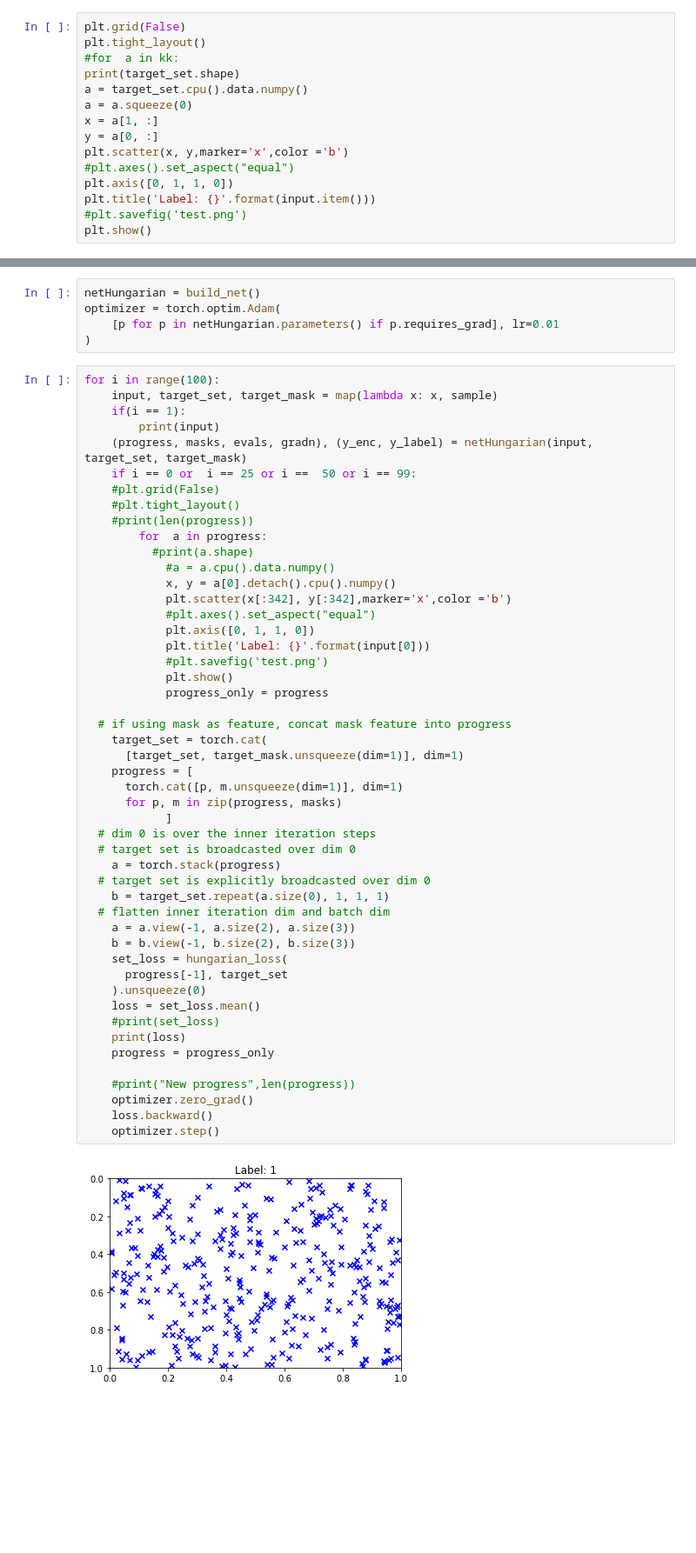
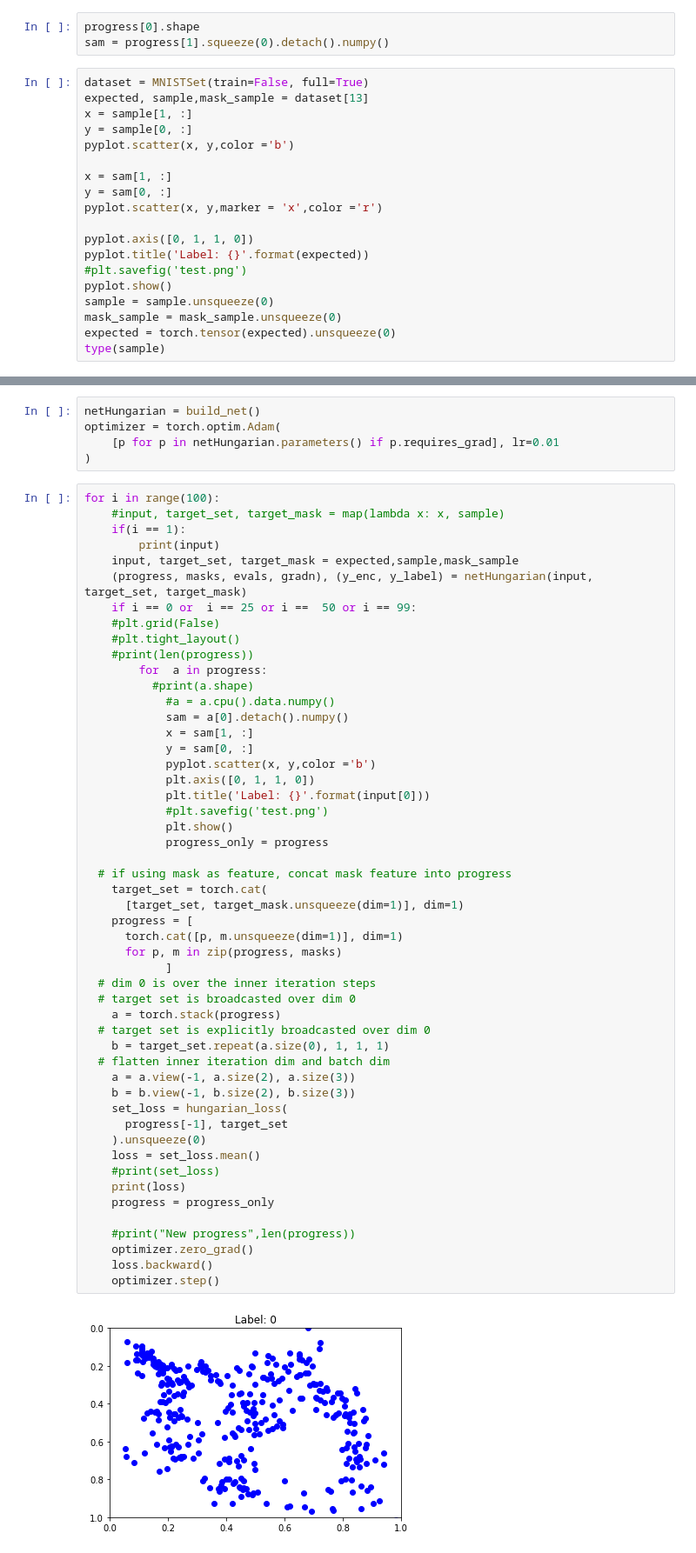
Before and after one commit to AhmedBegggaUA/SetXAI, a Jupyter notebook: src/DSPN-Autoencoder.ipynb, the cells around one changed output, grey strips where cells are left out. Shown at 87% size. Saved outputs shown, nothing was run; the diff lists cells and outputs as text; blank space fills up the shorter version.

Commit message:
Añadida la explicabilidad de los clasificadores, además de una mejora visual en el autoencoder

```diff
--- a/src/DSPN-Autoencoder.ipynb
+++ b/src/DSPN-Autoencoder.ipynb
@@ -174,16 +179,23 @@ tensor([1])
+# %%
+progress[0].shape
+sam = progress[1].squeeze(0).detach().numpy()
 # %%
-plt.grid(False)
-plt.tight_layout()
-#for  a in kk:
-print(target_set.shape)
-a = target_set.cpu().data.numpy()
-a = a.squeeze(0)
-x = a[1, :]
-y = a[0, :]
-plt.scatter(x, y,marker='x',color ='b')
-#plt.axes().set_aspect("equal")
-plt.axis([0, 1, 1, 0])
-plt.title('Label: {}'.format(input.item()))
+dataset = MNISTSet(train=False, full=True)
+expected, sample,mask_sample = dataset[13]
+x = sample[1, :]
+y = sample[0, :]
+pyplot.scatter(x, y,color ='b')
+
+x = sam[1, :]
+y = sam[0, :]
+pyplot.scatter(x, y,marker = 'x',color ='r')
+
+pyplot.axis([0, 1, 1, 0])
+pyplot.title('Label: {}'.format(expected))
 #plt.savefig('test.png')
-plt.show()
+pyplot.show()
+sample = sample.unsqueeze(0)
+mask_sample = mask_sample.unsqueeze(0)
+expected = torch.tensor(expected).unsqueeze(0)
+type(sample)
 # %% [output]
@@ -198,9 +210,10 @@ optimizer = torch.optim.Adam(
 )
 # %%
 for i in range(100):
-    input, target_set, target_mask = map(lambda x: x, sample)
+    #input, target_set, target_mask = map(lambda x: x, sample)
     if(i == 1):
         print(input)
+    input, target_set, target_mask = expected,sample,mask_sample
     (progress, masks, evals, gradn), (y_enc, y_label) = netHungarian(input, target_set, target_mask)
     if i == 0 or  i == 25 or i ==  50 or i == 99:
     #plt.grid(False)
@@ -209,9 +222,10 @@ for i in range(100):
         for  a in progress:
           #print(a.shape)
             #a = a.cpu().data.numpy()
-            x, y = a[0].detach().cpu().numpy()
-            plt.scatter(x[:342], y[:342],marker='x',color ='b')
-            #plt.axes().set_aspect("equal")
+            sam = a[0].detach().numpy()
+            x = sam[1, :]
+            y = sam[0, :]
+            pyplot.scatter(x, y,color ='b')
             plt.axis([0, 1, 1, 0])
             plt.title('Label: {}'.format(input[0]))
             #plt.savefig('test.png')
@@ -219,31 +233,31 @@ for i in range(100):
             progress_only = progress
 
   # if using mask as feature, concat mask feature into progress
     target_set = torch.cat(
       [target_set, target_mask.unsqueeze(dim=1)], dim=1)
     progress = [
       torch.cat([p, m.unsqueeze(dim=1)], dim=1)
       for p, m in zip(progress, masks)
             ]
   # dim 0 is over the inner iteration steps
   # target set is broadcasted over dim 0
     a = torch.stack(progress)
   # target set is explicitly broadcasted over dim 0
     b = target_set.repeat(a.size(0), 1, 1, 1)
   # flatten inner iteration dim and batch dim
     a = a.view(-1, a.size(2), a.size(3))
     b = b.view(-1, b.size(2), b.size(3))
     set_loss = hungarian_loss(
       progress[-1], target_set
     ).unsqueeze(0)
     loss = set_loss.mean()
     #print(set_loss)
     print(loss)
     progress = progress_only
 
     #print("New progress",len(progress))
     optimizer.zero_grad()
     loss.backward()
     optimizer.step()
 # %% [output]
-[figure, old version]
+[figure, new version]
```
Also changed, not shown: parts of 9 cells of this notebook, 5 other files.
